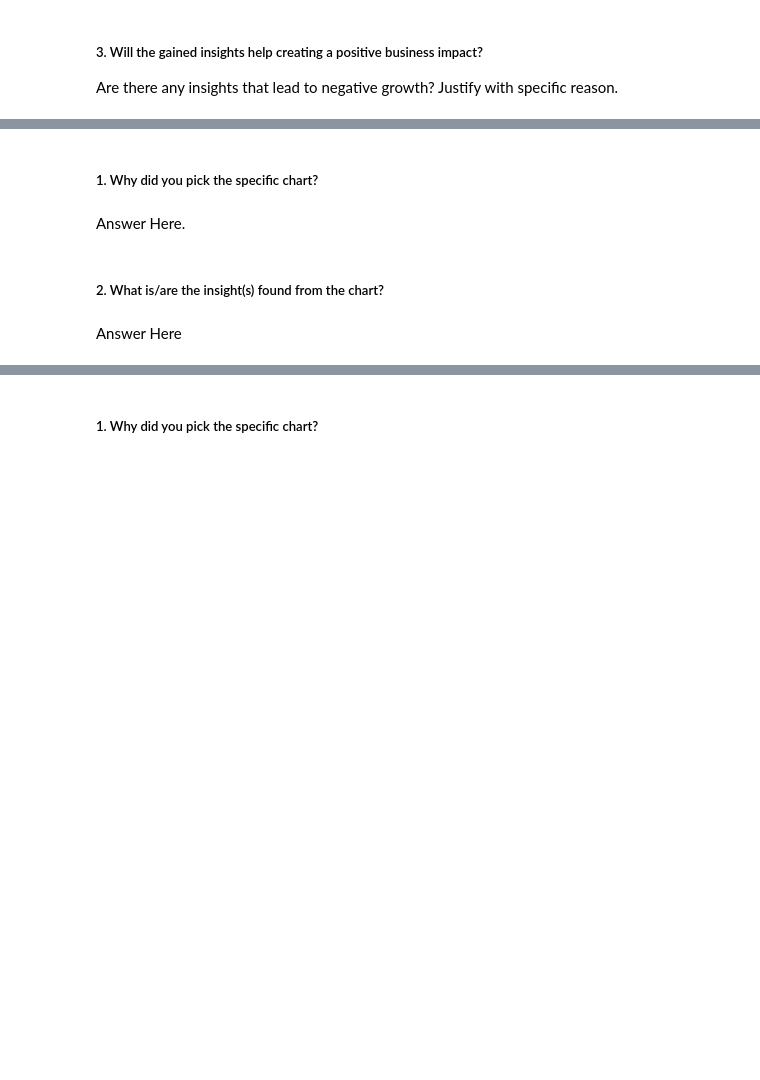
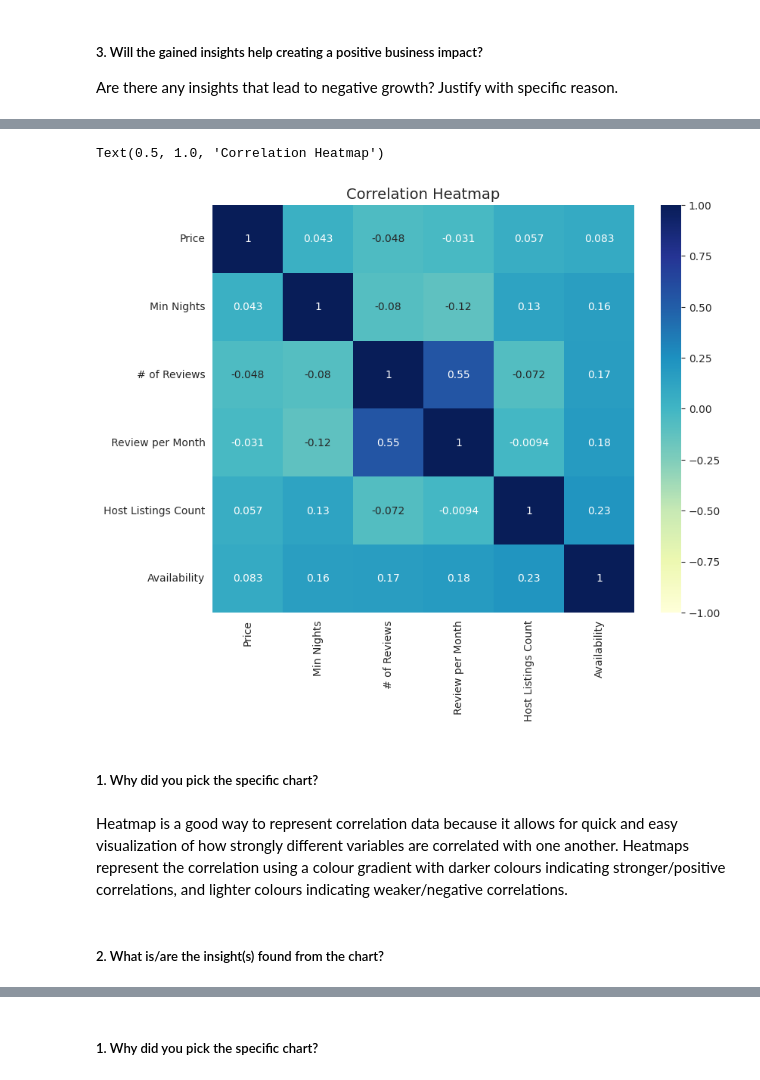
Before and after one commit to david-paul-m/Python-EDA, a Jupyter notebook: David_PY_EDA_AirBnb_Bookings_Analysis.ipynb, the cells around one changed output, grey strips where cells are left out. Cells and saved outputs as stored; diff of their text form; code cells hidden in the pictures; blank space fills up the shorter version.

```diff
--- a/David_PY_EDA_AirBnb_Bookings_Analysis.ipynb
+++ b/David_PY_EDA_AirBnb_Bookings_Analysis.ipynb
@@ -599,0 +614,12 @@ Answer Here
+# %%
+# Correlation Heatmap visualization code
+
+#Finding the correlation for the numeric variables:
+corr_df = df1[['price','minimum_nights','number_of_reviews','reviews_per_month','calculated_host_listings_count','availability_365']].corr()
+corr_df = corr_df.rename(columns={'price': 'Price', 'minimum_nights': 'Min Nights',
+                                  'number_of_reviews': '# of Reviews', 'reviews_per_month': 'Review per Month',
+                                  'calculated_host_listings_count': "Host Listings Count",  'availability_365': "Availability"},
+                         index={'price': 'Price', 'minimum_nights': 'Min Nights',
+                                  'number_of_reviews': '# of Reviews', 'reviews_per_month': 'Review per Month',
+                                  'calculated_host_listings_count': "Host Listings Count",  'availability_365': "Availability"})
+corr_df
@@ -600,8 +634,14 @@ Answer Here
+# %%
+#Plotting the Correlation Heatmap for all numerice variables in the dataframe:
+plt.figure(figsize=(9,7))
+sns.heatmap(corr_df,annot=True,cmap="YlGnBu", vmin=-1, vmax=1, center=0, annot_kws={'fontsize': 10})
+plt.title('Correlation Heatmap', fontsize=14)
+# %% [output]
+Text(0.5, 1.0, 'Correlation Heatmap')
+[figure, added]
 # %% [markdown]
 ##### 1. Why did you pick the specific chart?
-# %% [markdown]
-Answer Here.
+# %% [markdown]
+Heatmap is a good way to represent correlation data because it allows for quick and easy visualization of how strongly different variables are correlated with one another. Heatmaps represent the correlation using a colour gradient with darker colours indicating stronger/positive correlations, and lighter colours indicating weaker/negative correlations.
 # %% [markdown]
 ##### 2. What is/are the insight(s) found from the chart?
-# %% [markdown]
-Answer Here
```
Also changed, not shown: parts of 92 cells of this notebook.
